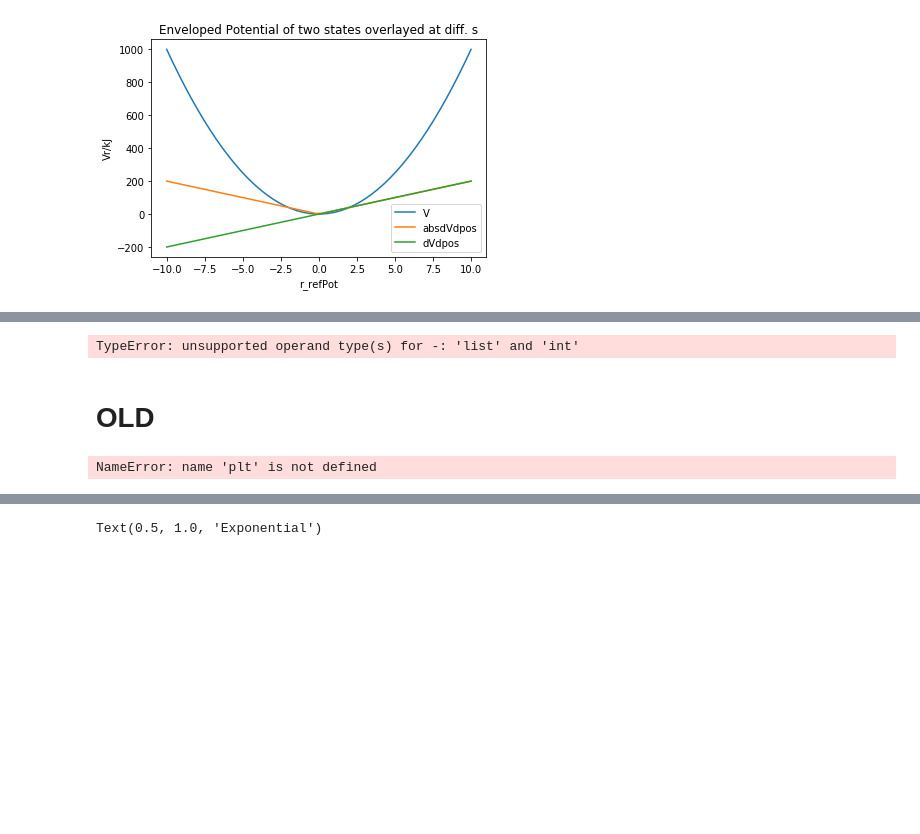
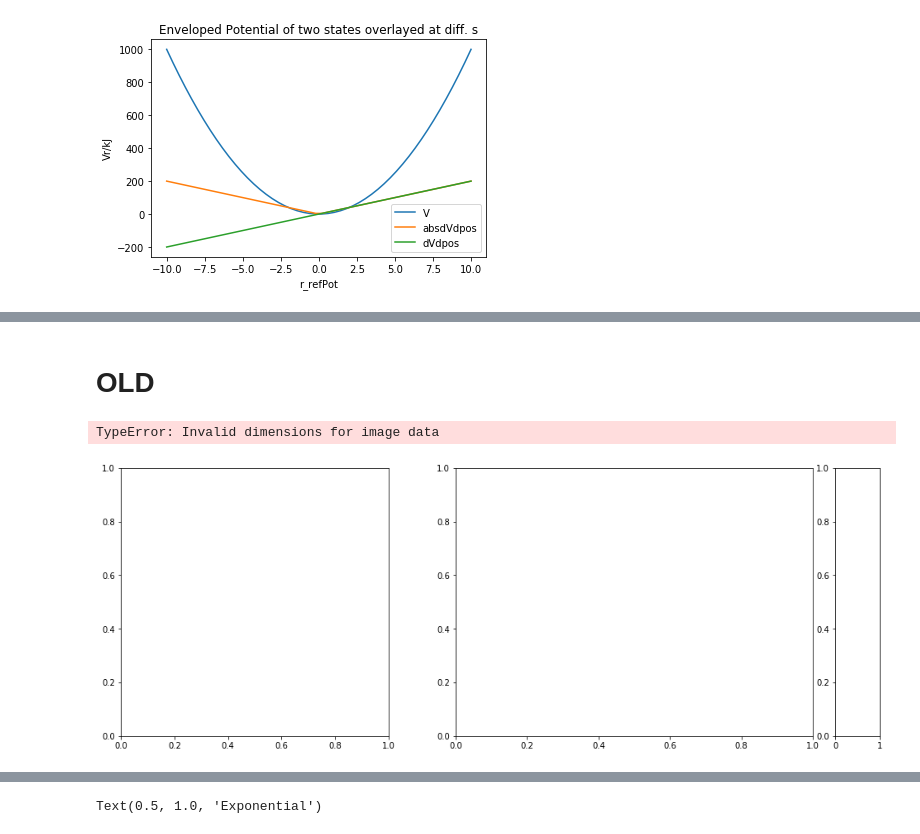
Before and after one commit to dfhahn/ConveyorBelt, a Jupyter notebook: examples/examplePotential1D.ipynb, the cells around one changed output, grey strips where cells are left out. Drawn from its saved outputs; the diff is of its cells as text; code cells hidden in the pictures; blank space fills up the shorter version.

```diff
--- a/examples/examplePotential1D.ipynb
+++ b/examples/examplePotential1D.ipynb
@@ -36,25 +34,3 @@ plt.show()
-# %%
-##Build Potential
-pot = harmonicOsc1D(x_shift=0, fc=20)
-
-##Params
-space = np.linspace(-10,10)
-system = [[1, 3, 5, 8], [-2, -3, 5, 9.5]]
-energies = pot.ene(positions)
-dVdpos = pot.dhdpos(positions)
-
-positions=pot.ene(system)
-##EXAMPLE PLOT
-plt.plot(positions, energies, label="V")
-plt.plot(positions, list(map(abs, dVdpos)), label="absdVdpos")
-plt.plot(positions, dVdpos, label="dVdpos")
-plt.ylabel("Vr/kJ")
-plt.xlabel("r_refPot")
-plt.title("Enveloped Potential of two states overlayed at diff. s")
-plt.legend()
-plt.show()
-# %% [output]
-TypeError: unsupported operand type(s) for -: 'list' and 'int'
 # %% [markdown]
 # OLD
 # %%
@@ -74,20 +57,25 @@ xx, ll = np.meshgrid(x, lam)
 # %%
 fig = plt.figure(figsize=(15,5))
 ax1 = fig.add_axes([0.05, 0.05, 0.4, 0.9])
 ax2 = fig.add_axes([0.475, 0.05, 0.4, 0.9])
 ax3 = fig.add_axes([0.9, 0.05, 0.05, 0.9])
-surf = ax1.scatter(xx, ll, c=pot_stretch.ene(ll, xx), cmap=cm.viridis, vmin=0, vmax=100, s=40, edgecolors='face')
+
+surf = ax1.imshow(energy_map, cmap="viridis", interpolation="nearest",
+                 origin='center', extent=[min(x), max(x), min(lam), max(lam)],  vmax=100, vmin=0)
+
+#surf = ax1.imshow(xx, ll, c=list(energy_map), vmin=0, vmax=100, s=40, edgecolors='face')
 #fig.colorbar(surf, aspect=5, label='Energy')
 #ax[1].scatter(xx, ll, c=pot_lin_strech.ene(ll, xx), cmap=cm.viridis, rstride=1, cstride=1,, vmin=0, vmax=200, edgecolors='face')
-ax2.scatter(xx, ll, c=pot_exp_strech.ene(ll, xx), cmap=cm.viridis, vmin=0, vmax=100, s=40, edgecolors='face')
+#ax2.imshow(xx, ll, c=pot_exp_strech.ene(ll, xx), vmin=0, vmax=100, s=40, edgecolors='face')
 colorbar.Colorbar(ax3, surf, label='Energy')
 for a in [ax1, ax2]:
     a.set_xlim(-10,10)
     a.set_ylim(0, 1)
     a.set_xlabel('x')
 ax1.set_ylabel('$\lambda$')
 ax1.set_title('Linear')
 ax2.set_title('Exponential')
 # %% [output]
-NameError: name 'plt' is not defined
+TypeError: Invalid dimensions for image data
+[figure, added]
 # %%
```
Also changed, not shown: parts of 6 cells of this notebook, 5 other files.
